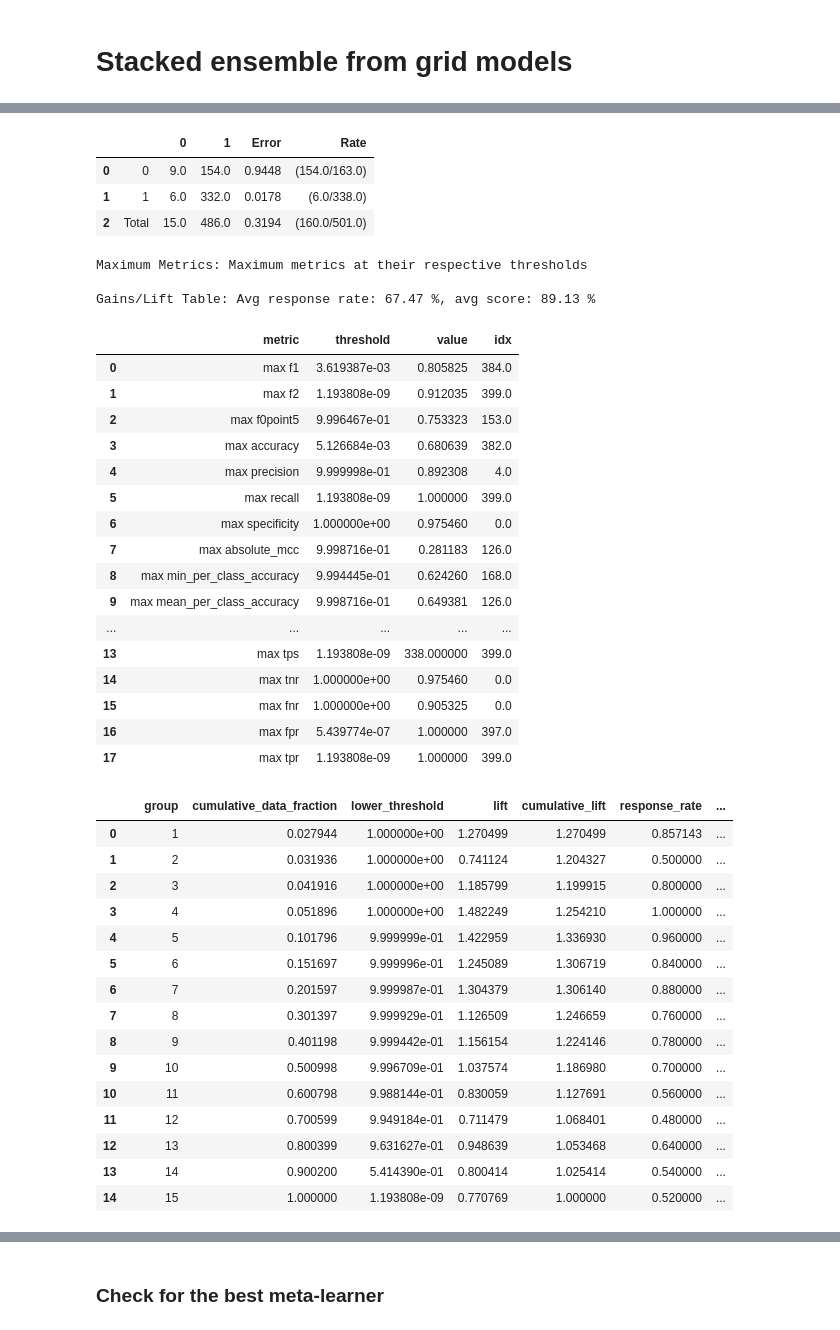
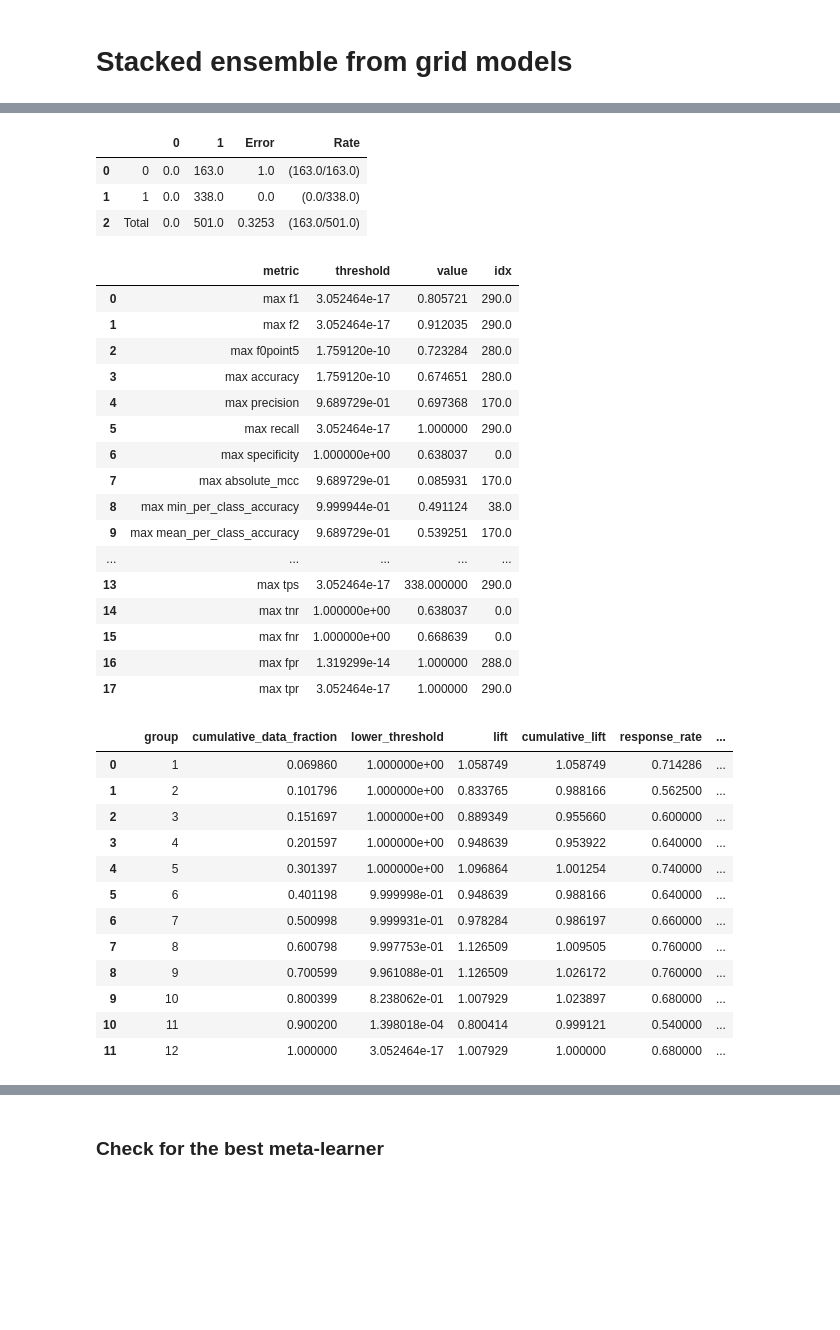
Before and after one commit to abhi18av/LJMU_Masters_Dissertation, a Jupyter notebook: src/notebooks/FINAL/005_stacked_ensemble.ipynb, the cells around one changed output, grey strips where cells are left out. Drawn from its saved outputs; the diff is of its cells as text; code cells hidden in the pictures; blank space fills up the shorter version.

```diff
--- a/src/notebooks/FINAL/005_stacked_ensemble.ipynb
+++ b/src/notebooks/FINAL/005_stacked_ensemble.ipynb
@@ -131,11 +123,10 @@ gbm_grid = h2o.load_grid(MODELS_LOCATION + "FINAL/gbm_grid/Grid_GBM_py_7_sid_965
 xgb_grid = h2o.load_grid(MODELS_LOCATION + "FINAL/xgb_grid/Grid_XGBoost_py_7_sid_a3b5_model_python_1604427337744_1")
 
 
-
 dl_grid = h2o.load_grid(MODELS_LOCATION + "FINAL/dl_grid/Grid_DeepLearning_py_3_sid_b7a1_model_python_1604419221083_608")
 
 
-drf_grid = h2o.load_grid(MODELS_LOCATION + "FINAL/drf_grid/Grid_DRF_py_3_sid_9421_model_python_1604478808297_199")
+drf_grid = h2o.load_grid(MODELS_LOCATION + "FINAL/drf_grid/Grid_DRF_py_1_sid_a778_model_python_1605298287301_1")
 # %%
 # Select best models from the grids based on performance on the test data
 
@@ -616,9 +480,10 @@ top_dl = H2ODeepLearningEstimator(**extract_params_from_model(best_dl_model.actu
 
 top_dl.train(x=x, y=y, training_frame=train, validation_frame=test)
 
-# h2o.save_model(top_dl, MODELS_LOCATION + "FINAL/top_dl")
+h2o.save_model(top_dl, MODELS_LOCATION + "FINAL/top_dl")
 
-test_perf = top_dl.model_performance(test)
+test_perf = top_dl.model_performance(valid=True)
+
 print('AUC on test data: ', test_perf.auc(), "\n\n============================")
 
 test_perf
@@ -643,43 +508,37 @@ Confusion Matrix (Act/Pred) for max f1 @ threshold = 0.0036193873092314976:
 |  |  | 0 | 1 | Error | Rate |
-| 0 | 0 | 9.0 | 154.0 | 0.9448 | (154.0/163.0) |
-| 1 | 1 | 6.0 | 332.0 | 0.0178 | (6.0/338.0) |
-| 2 | Total | 15.0 | 486.0 | 0.3194 | (160.0/501.0) |
+| 0 | 0 | 0.0 | 163.0 | 1.0 | (163.0/163.0) |
+| 1 | 1 | 0.0 | 338.0 | 0.0 | (0.0/338.0) |
+| 2 | Total | 0.0 | 501.0 | 0.3253 | (163.0/501.0) |
-Maximum Metrics: Maximum metrics at their respective thresholds
-
-Gains/Lift Table: Avg response rate: 67.47 %, avg score: 89.13 %
 |  | metric | threshold | value | idx |
-| 0 | max f1 | 3.619387e-03 | 0.805825 | 384.0 |
-| 1 | max f2 | 1.193808e-09 | 0.912035 | 399.0 |
-| 2 | max f0point5 | 9.996467e-01 | 0.753323 | 153.0 |
-| 3 | max accuracy | 5.126684e-03 | 0.680639 | 382.0 |
-| 4 | max precision | 9.999998e-01 | 0.892308 | 4.0 |
-| 5 | max recall | 1.193808e-09 | 1.000000 | 399.0 |
-| 6 | max specificity | 1.000000e+00 | 0.975460 | 0.0 |
-| 7 | max absolute_mcc | 9.998716e-01 | 0.281183 | 126.0 |
-| 8 | max min_per_class_accuracy | 9.994445e-01 | 0.624260 | 168.0 |
-| 9 | max mean_per_class_accuracy | 9.998716e-01 | 0.649381 | 126.0 |
+| 0 | max f1 | 3.052464e-17 | 0.805721 | 290.0 |
+| 1 | max f2 | 3.052464e-17 | 0.912035 | 290.0 |
+| 2 | max f0point5 | 1.759120e-10 | 0.723284 | 280.0 |
+| 3 | max accuracy | 1.759120e-10 | 0.674651 | 280.0 |
+| 4 | max precision | 9.689729e-01 | 0.697368 | 170.0 |
+| 5 | max recall | 3.052464e-17 | 1.000000 | 290.0 |
+| 6 | max specificity | 1.000000e+00 | 0.638037 | 0.0 |
+| 7 | max absolute_mcc | 9.689729e-01 | 0.085931 | 170.0 |
+| 8 | max min_per_class_accuracy | 9.999944e-01 | 0.491124 | 38.0 |
+| 9 | max mean_per_class_accuracy | 9.689729e-01 | 0.539251 | 170.0 |
 | ... | ... | ... | ... | ... |
-| 13 | max tps | 1.193808e-09 | 338.000000 | 399.0 |
-| 14 | max tnr | 1.000000e+00 | 0.975460 | 0.0 |
-| 15 | max fnr | 1.000000e+00 | 0.905325 | 0.0 |
-| 16 | max fpr | 5.439774e-07 | 1.000000 | 397.0 |
-| 17 | max tpr | 1.193808e-09 | 1.000000 | 399.0 |
+| 13 | max tps | 3.052464e-17 | 338.000000 | 290.0 |
+| 14 | max tnr | 1.000000e+00 | 0.638037 | 0.0 |
+| 15 | max fnr | 1.000000e+00 | 0.668639 | 0.0 |
+| 16 | max fpr | 1.319299e-14 | 1.000000 | 288.0 |
+| 17 | max tpr | 3.052464e-17 | 1.000000 | 290.0 |
 |  |  | group | cumulative_data_fraction | lower_threshold | lift | cumulative_lift | response_rate | ... |
-| 0 |  | 1 | 0.027944 | 1.000000e+00 | 1.270499 | 1.270499 | 0.857143 | ... |
-| 1 |  | 2 | 0.031936 | 1.000000e+00 | 0.741124 | 1.204327 | 0.500000 | ... |
-| 2 |  | 3 | 0.041916 | 1.000000e+00 | 1.185799 | 1.199915 | 0.800000 | ... |
-| 3 |  | 4 | 0.051896 | 1.000000e+00 | 1.482249 | 1.254210 | 1.000000 | ... |
-| 4 |  | 5 | 0.101796 | 9.999999e-01 | 1.422959 | 1.336930 | 0.960000 | ... |
-| 5 |  | 6 | 0.151697 | 9.999996e-01 | 1.245089 | 1.306719 | 0.840000 | ... |
-| 6 |  | 7 | 0.201597 | 9.999987e-01 | 1.304379 | 1.306140 | 0.880000 | ... |
-| 7 |  | 8 | 0.301397 | 9.999929e-01 | 1.126509 | 1.246659 | 0.760000 | ... |
-| 8 |  | 9 | 0.401198 | 9.999442e-01 | 1.156154 | 1.224146 | 0.780000 | ... |
-| 9 |  | 10 | 0.500998 | 9.996709e-01 | 1.037574 | 1.186980 | 0.700000 | ... |
-| 10 |  | 11 | 0.600798 | 9.988144e-01 | 0.830059 | 1.127691 | 0.560000 | ... |
-| 11 |  | 12 | 0.700599 | 9.949184e-01 | 0.711479 | 1.068401 | 0.480000 | ... |
-| 12 |  | 13 | 0.800399 | 9.631627e-01 | 0.948639 | 1.053468 | 0.640000 | ... |
-| 13 |  | 14 | 0.900200 | 5.414390e-01 | 0.800414 | 1.025414 | 0.540000 | ... |
-| 14 |  | 15 | 1.000000 | 1.193808e-09 | 0.770769 | 1.000000 | 0.520000 | ... |
+| 0 |  | 1 | 0.069860 | 1.000000e+00 | 1.058749 | 1.058749 | 0.714286 | ... |
+| 1 |  | 2 | 0.101796 | 1.000000e+00 | 0.833765 | 0.988166 | 0.562500 | ... |
+| 2 |  | 3 | 0.151697 | 1.000000e+00 | 0.889349 | 0.955660 | 0.600000 | ... |
+| 3 |  | 4 | 0.201597 | 1.000000e+00 | 0.948639 | 0.953922 | 0.640000 | ... |
+| 4 |  | 5 | 0.301397 | 1.000000e+00 | 1.096864 | 1.001254 | 0.740000 | ... |
+| 5 |  | 6 | 0.401198 | 9.999998e-01 | 0.948639 | 0.988166 | 0.640000 | ... |
+| 6 |  | 7 | 0.500998 | 9.999931e-01 | 0.978284 | 0.986197 | 0.660000 | ... |
+| 7 |  | 8 | 0.600798 | 9.997753e-01 | 1.126509 | 1.009505 | 0.760000 | ... |
+| 8 |  | 9 | 0.700599 | 9.961088e-01 | 1.126509 | 1.026172 | 0.760000 | ... |
+| 9 |  | 10 | 0.800399 | 8.238062e-01 | 1.007929 | 1.023897 | 0.680000 | ... |
+| 10 |  | 11 | 0.900200 | 1.398018e-04 | 0.800414 | 0.999121 | 0.540000 | ... |
+| 11 |  | 12 | 1.000000 | 3.052464e-17 | 1.007929 | 1.000000 | 0.680000 | ... |
 # %%
 from h2o.estimators import H2ORandomForestEstimator
 
```
Also changed, not shown: parts of 10 cells of this notebook.
